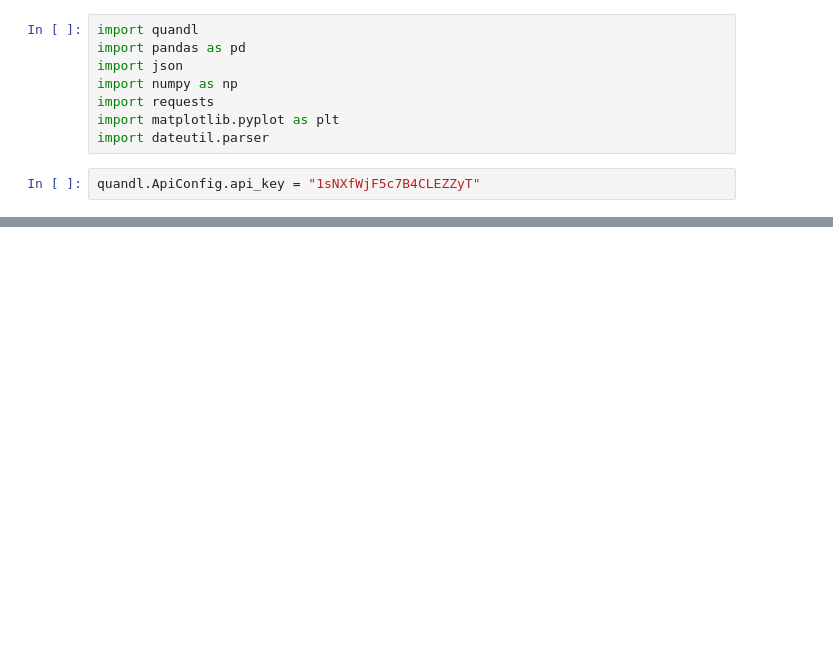
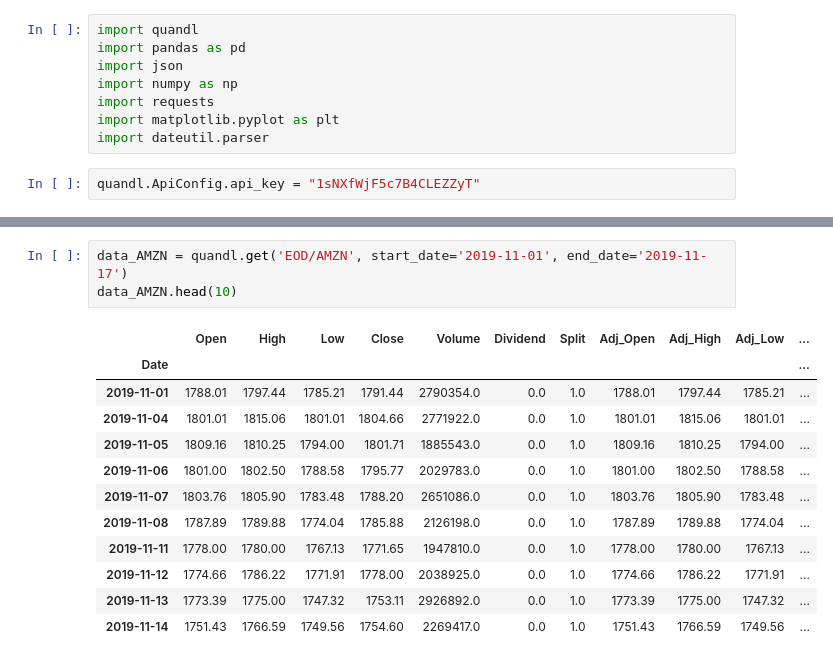
Before and after one commit to gofish1234/MachineLearning, a Jupyter notebook: Stockdata.ipynb, the cells around one changed output, grey strips where cells are left out. Cells and saved outputs as stored; diff of their text form; blank space fills up the shorter version.

```diff
--- a/Stockdata.ipynb
+++ b/Stockdata.ipynb
@@ -44,0 +65,16 @@ data.to_csv("stockdata.csv", index=True, header=True)
+# %%
+data_AMZN = quandl.get('EOD/AMZN', start_date='2019-11-01', end_date='2019-11-17')
+data_AMZN.head(10)
+# %% [output]
+|  | Open | High | Low | Close | Volume | Dividend | Split | Adj_Open | Adj_High | Adj_Low | ... |
+| Date |  |  |  |  |  |  |  |  |  |  | ... |
+| 2019-11-01 | 1788.01 | 1797.44 | 1785.21 | 1791.44 | 2790354.0 | 0.0 | 1.0 | 1788.01 | 1797.44 | 1785.21 | ... |
+| 2019-11-04 | 1801.01 | 1815.06 | 1801.01 | 1804.66 | 2771922.0 | 0.0 | 1.0 | 1801.01 | 1815.06 | 1801.01 | ... |
+| 2019-11-05 | 1809.16 | 1810.25 | 1794.00 | 1801.71 | 1885543.0 | 0.0 | 1.0 | 1809.16 | 1810.25 | 1794.00 | ... |
+| 2019-11-06 | 1801.00 | 1802.50 | 1788.58 | 1795.77 | 2029783.0 | 0.0 | 1.0 | 1801.00 | 1802.50 | 1788.58 | ... |
+| 2019-11-07 | 1803.76 | 1805.90 | 1783.48 | 1788.20 | 2651086.0 | 0.0 | 1.0 | 1803.76 | 1805.90 | 1783.48 | ... |
+| 2019-11-08 | 1787.89 | 1789.88 | 1774.04 | 1785.88 | 2126198.0 | 0.0 | 1.0 | 1787.89 | 1789.88 | 1774.04 | ... |
+| 2019-11-11 | 1778.00 | 1780.00 | 1767.13 | 1771.65 | 1947810.0 | 0.0 | 1.0 | 1778.00 | 1780.00 | 1767.13 | ... |
+| 2019-11-12 | 1774.66 | 1786.22 | 1771.91 | 1778.00 | 2038925.0 | 0.0 | 1.0 | 1774.66 | 1786.22 | 1771.91 | ... |
+| 2019-11-13 | 1773.39 | 1775.00 | 1747.32 | 1753.11 | 2926892.0 | 0.0 | 1.0 | 1773.39 | 1775.00 | 1747.32 | ... |
+| 2019-11-14 | 1751.43 | 1766.59 | 1749.56 | 1754.60 | 2269417.0 | 0.0 | 1.0 | 1751.43 | 1766.59 | 1749.56 | ... |
```
Also changed, not shown: parts of 13 cells of this notebook, 1 other file.
